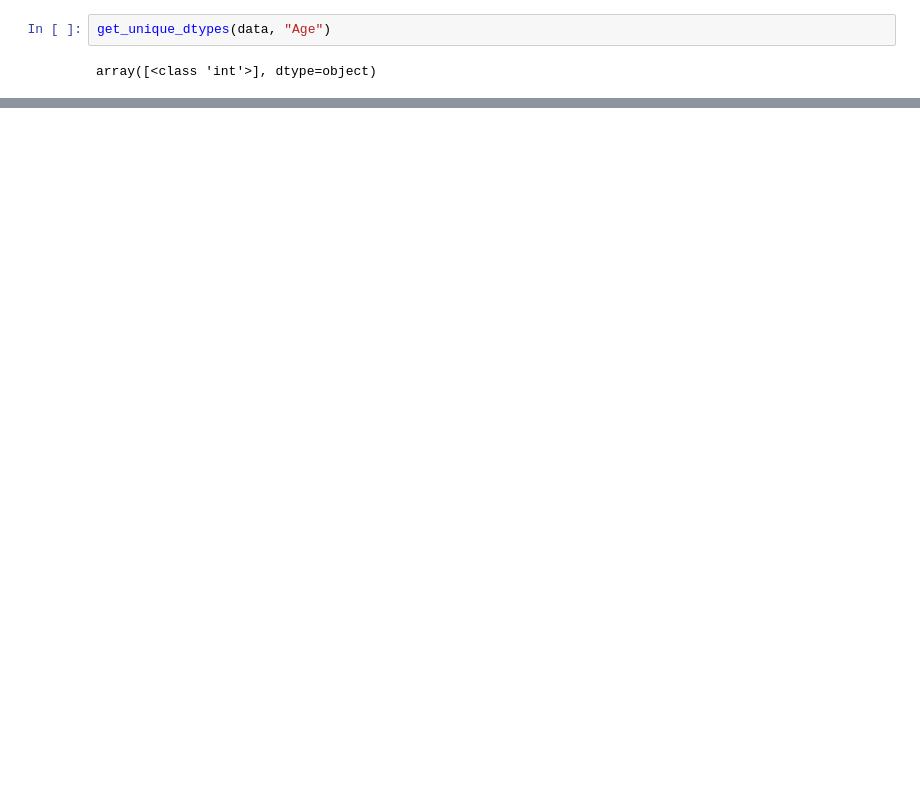
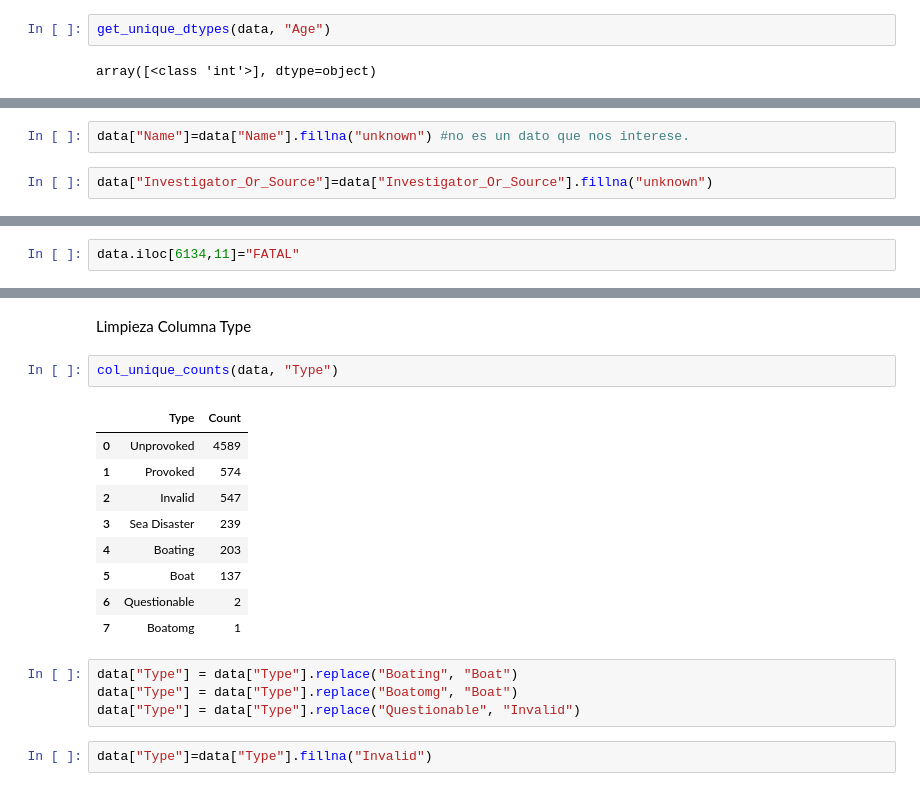
Before and after one commit to Anton-Utray/Sharknado, a Jupyter notebook: Data-Cleaning.ipynb, the cells around one changed output, grey strips where cells are left out. Cells and saved outputs as stored; diff of their text form; blank space fills up the shorter version.

```diff
--- a/Data-Cleaning.ipynb
+++ b/Data-Cleaning.ipynb
@@ -381,0 +563,4 @@ TypeError: '<=' not supported between instances of 'str' and 'int'
+# %%
+data["Name"]=data["Name"].fillna("unknown") #no es un dato que nos interese.
+# %%
+data["Investigator_Or_Source"]=data["Investigator_Or_Source"].fillna("unknown")
@@ -381,0 +569,2 @@ TypeError: '<=' not supported between instances of 'str' and 'int'
+# %%
+data.iloc[6134,11]="FATAL"
@@ -381,0 +587,20 @@ TypeError: '<=' not supported between instances of 'str' and 'int'
+# %% [markdown]
+Limpieza Columna Type
+# %%
+col_unique_counts(data, "Type")
+# %% [output]
+|  | Type | Count |
+| 0 | Unprovoked | 4589 |
+| 1 | Provoked | 574 |
+| 2 | Invalid | 547 |
+| 3 | Sea Disaster | 239 |
+| 4 | Boating | 203 |
+| 5 | Boat | 137 |
+| 6 | Questionable | 2 |
+| 7 | Boatomg | 1 |
+# %%
+data["Type"] = data["Type"].replace("Boating", "Boat")
+data["Type"] = data["Type"].replace("Boatomg", "Boat")
+data["Type"] = data["Type"].replace("Questionable", "Invalid")
+# %%
+data["Type"]=data["Type"].fillna("Invalid")
```
Also changed, not shown: parts of 68 cells of this notebook.
